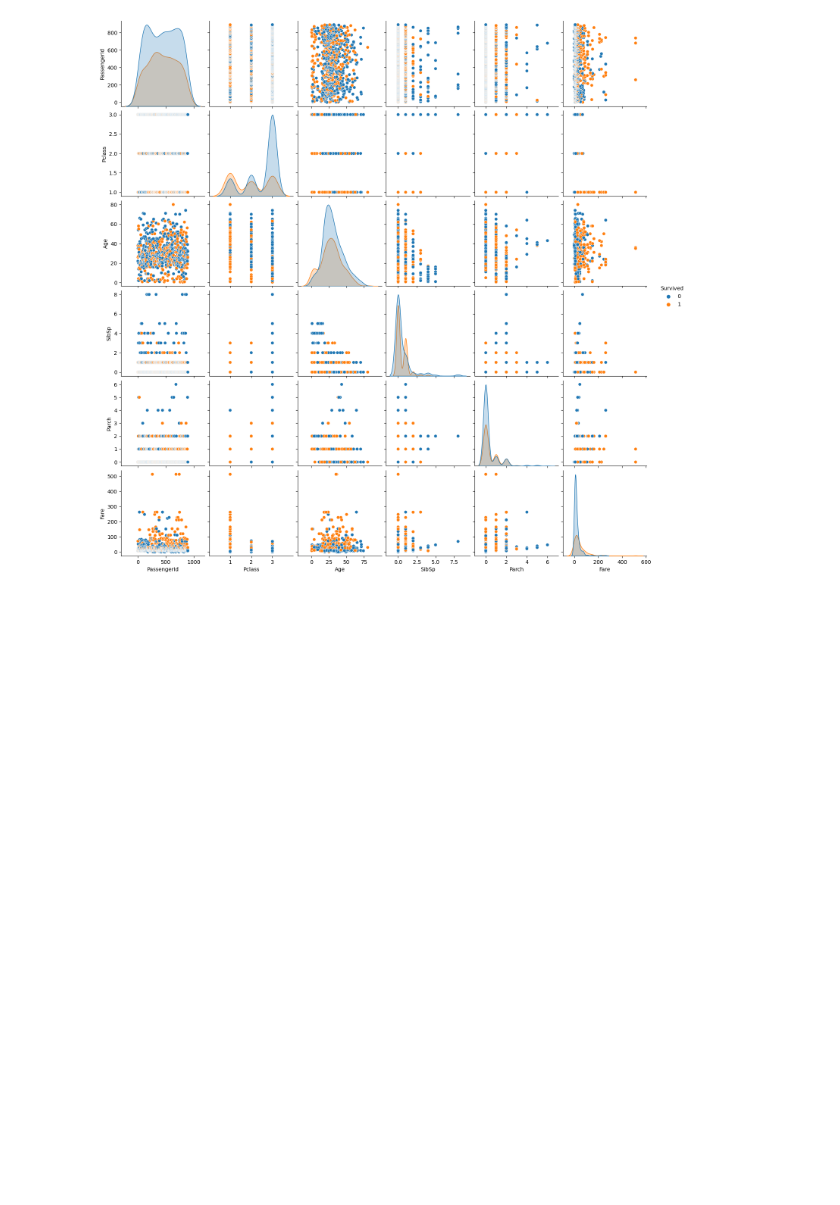
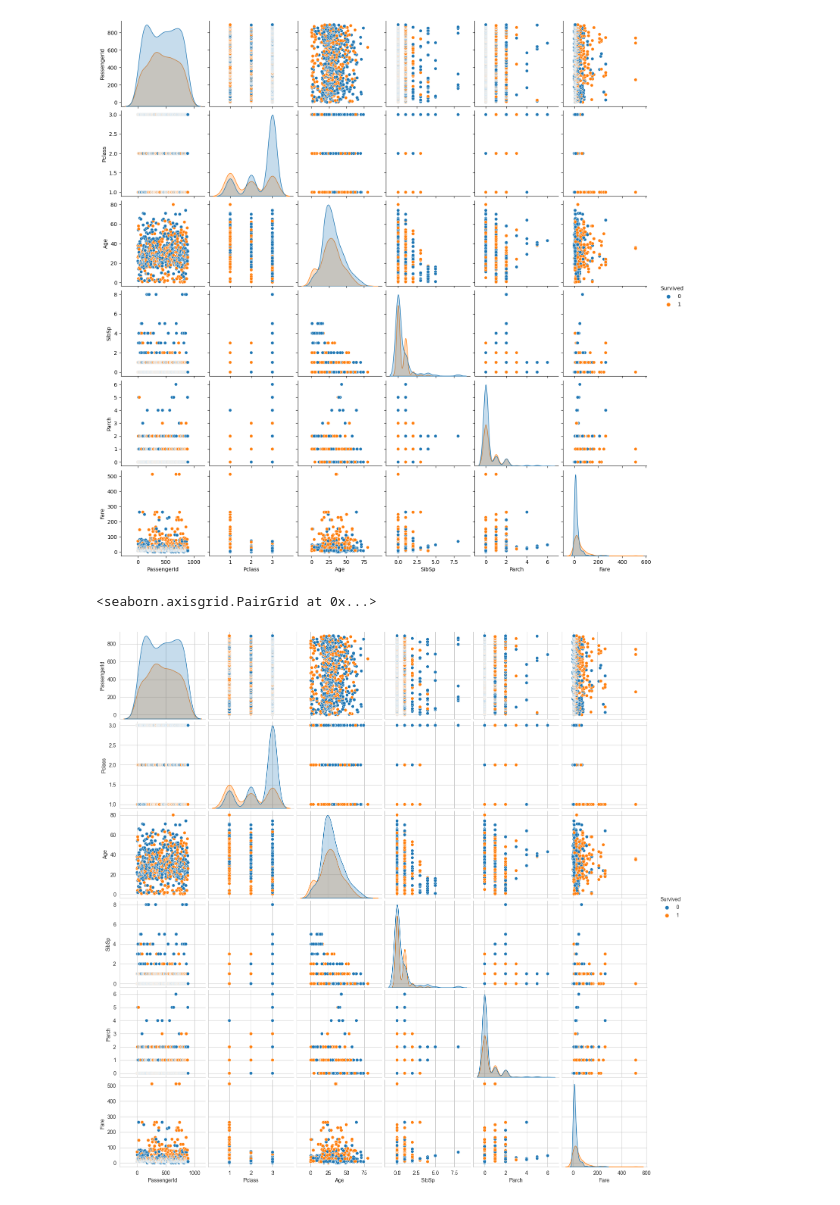
Before and after one commit to Jamadagni-k/Kaggle_Projects, a Jupyter notebook: titanic/Titanic_Disaster.ipynb, the cells around one changed output. Saved outputs shown, nothing was run; the diff lists cells and outputs as text; code cells hidden in the pictures; blank space fills up the shorter version.

```diff
--- a/titanic/Titanic_Disaster.ipynb
+++ b/titanic/Titanic_Disaster.ipynb
@@ -47,3 +47,8 @@ sns.pairplot(train, hue='Survived')
 # %% [output]
 <seaborn.axisgrid.PairGrid at 0x...>
 [figure]
+# %%
+sns.pairplot(train, hue='Survived')
+# %% [output]
+<seaborn.axisgrid.PairGrid at 0x...>
+[figure, added]
```
Also changed, not shown: parts of 3 cells of this notebook.
